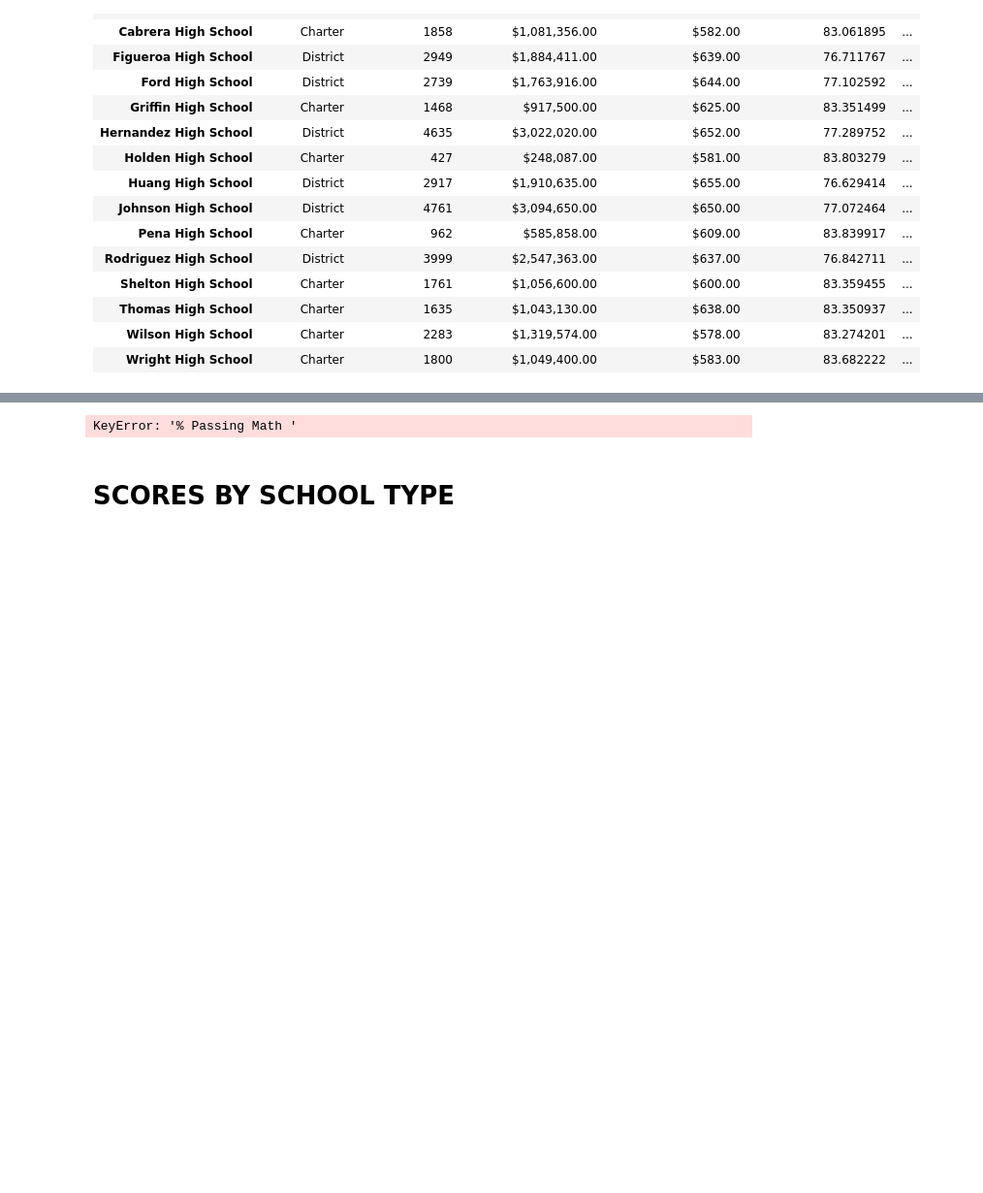
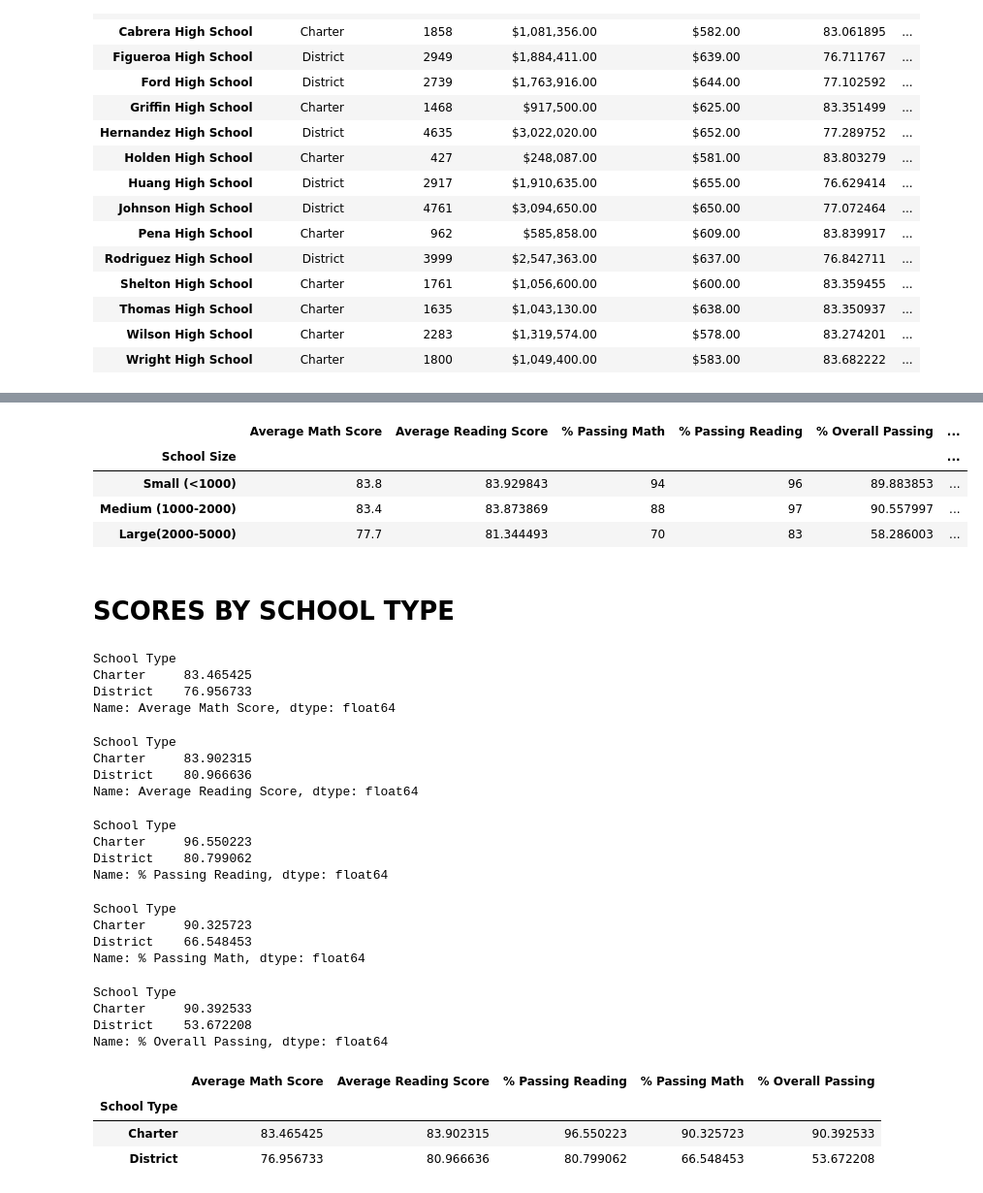
Before and after one commit to COLLAFF2/School_District_Analysis, a Jupyter notebook: PyCitySchools_Challenge_starter_code.ipynb, the cells around one changed output, grey strips where cells are left out. Shown at 97% size. Cells and saved outputs as stored; diff of their text form; code cells hidden in the pictures; blank space fills up the shorter version.

```diff
--- a/PyCitySchools_Challenge_starter_code.ipynb
+++ b/PyCitySchools_Challenge_starter_code.ipynb
@@ -1091,18 +1091,31 @@ school_size_summary_df
 # %%
 # Format the DataFrame
-school_size_summary_df["Average Math Score"]= school_size_summary_df["Average Math Score"].map("{:.0f}".format)
-school_size_summary_df[" Average Reading Score"]= school_size_summary_df["Average Reading Score"].map("{:.0f}".format)
-school_size_summary_df[" % Passing Math"]= school_size_summary_df["% Passing Math "].map("{:.0f}".format)
-school_size_summary_df[" % Passing Reading"]= school_size_summary_df["% Passing Reading"].map("{:.0f}".format)
-school_size_summary_df[" % Overall Passing"]= school_size_summary_df["% Overall Passing"].map("{:.0f}".format)
+size_summary_df["Average Math Score"]= size_summary_df["Average Math Score"].map("{:.1f}".format)
+size_summary_df[" Average Reading Score"]= size_summary_df["Average Reading Score"].map("{:.1f}".format)
+size_summary_df[" % Passing Math"]= size_summary_df[" % Passing Math"].map("{:.0f}".format)
+size_summary_df[" % Passing Reading"]= size_summary_df[" % Passing Reading"].map("{:.0f}".format)
+size_summary_df[" % Overall Passing"]= size_summary_df[" % Overall Passing"].map("{:0f}".format)
 
 
 
-school_size_summary_df
+
+
+size_summary_df
 # %% [output]
-KeyError: '% Passing Math '
+|  | Average Math Score | Average Reading Score | % Passing Math | % Passing Reading | % Overall Passing | ... |
+| School Size |  |  |  |  |  | ... |
+| Small (<1000) | 83.8 | 83.929843 | 94 | 96 | 89.883853 | ... |
+| Medium (1000-2000) | 83.4 | 83.873869 | 88 | 97 | 90.557997 | ... |
+| Large(2000-5000) | 77.7 | 81.344493 | 70 | 83 | 58.286003 | ... |
 # %% [markdown]
 # SCORES BY SCHOOL TYPE
 # %%
 # Calculate averages for the desired columns.
 #average math
+school_type_math_scores = per_school_summary_df.groupby(["School Type"]).mean()["Average Math Score"]
+school_type_math_scores
+# %% [output]
+School Type
+Charter     83.465425
+District    76.956733
+Name: Average Math Score, dtype: float64
@@ -1112,0 +1122,51 @@ KeyError: '% Passing Math '
+# %%
+# average reading
+school_type_reading_scores= per_school_summary_df.groupby(["School Type"]).mean()["Average Reading Score"]
+school_type_reading_scores
+# %% [output]
+School Type
+Charter     83.902315
+District    80.966636
+Name: Average Reading Score, dtype: float64
+# %%
+# % passing reading
+school_type_passing_reading= per_school_summary_df.groupby(["School Type"]).mean()["% Passing Reading"]
+school_type_passing_reading
+# %% [output]
+School Type
+Charter     96.550223
+District    80.799062
+Name: % Passing Reading, dtype: float64
+# %%
+# % passing math
+school_type_passing_math = per_school_summary_df.groupby(["School Type"]).mean()["% Passing Math"]
+school_type_passing_math
+# %% [output]
+School Type
+Charter     90.325723
+District    66.548453
+Name: % Passing Math, dtype: float64
+# %%
+#% 0verall passing
+school_type_overall_passing = per_school_summary_df.groupby(["School Type"]).mean()["% Overall Passing"]
+school_type_overall_passing
+# %% [output]
+School Type
+Charter     90.392533
+District    53.672208
+Name: % Overall Passing, dtype: float64
+# %%
+# Assemble into DataFrame.
+school_type_summary_df = pd.DataFrame({
+    "Average Math Score": school_type_math_scores,
+    "Average Reading Score": school_type_reading_scores,
+    "% Passing Reading": school_type_passing_reading,
+    "% Passing Math": school_type_passing_math,
+    " % Overall Passing": school_type_overall_passing
+})
+school_type_summary_df
+# %% [output]
+|  | Average Math Score | Average Reading Score | % Passing Reading | % Passing Math | % Overall Passing |
+| School Type |  |  |  |  |  |
+| Charter | 83.465425 | 83.902315 | 96.550223 | 90.325723 | 90.392533 |
+| District | 76.956733 | 80.966636 | 80.799062 | 66.548453 | 53.672208 |
```
Also changed, not shown: parts of 10 cells of this notebook.
